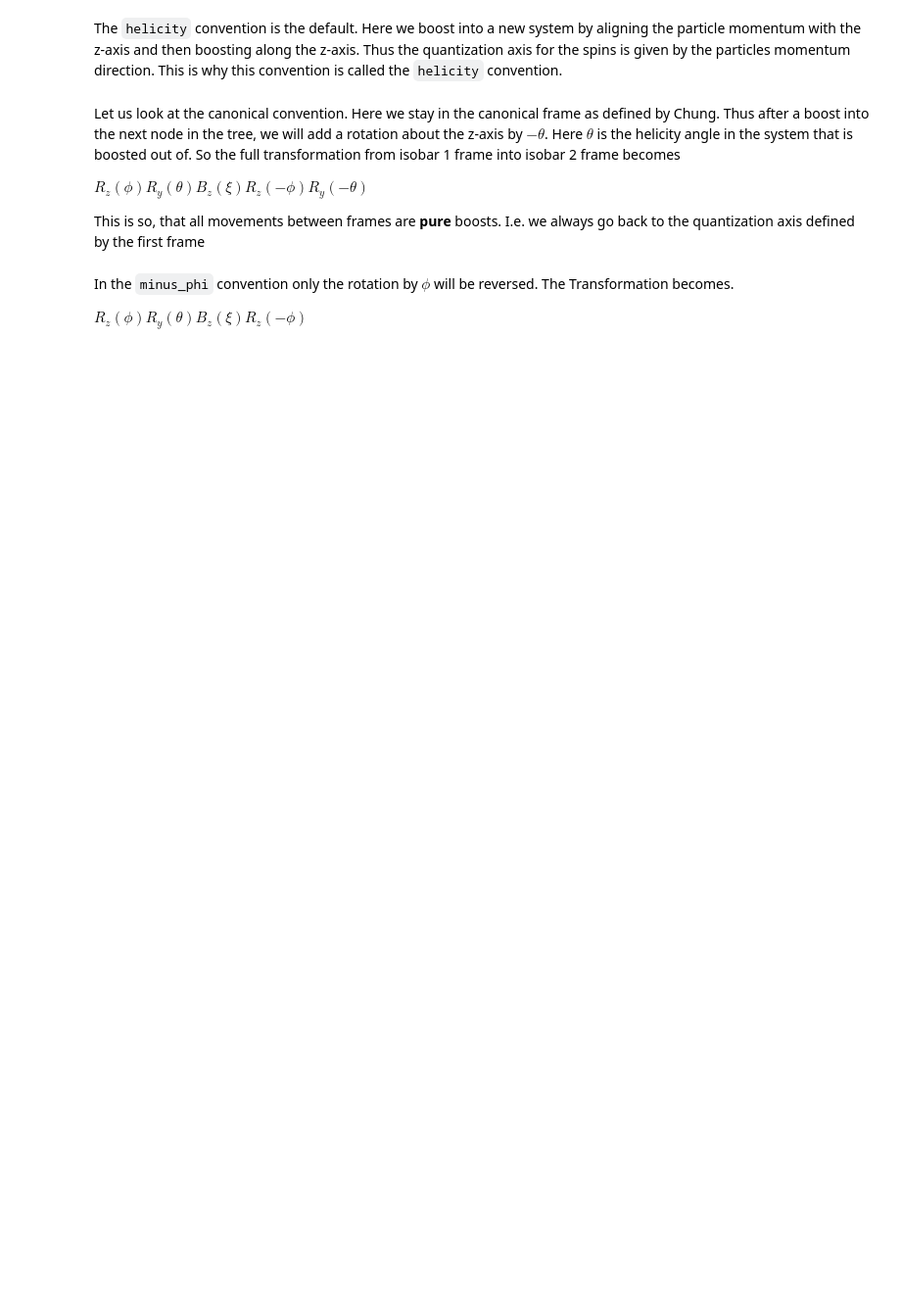
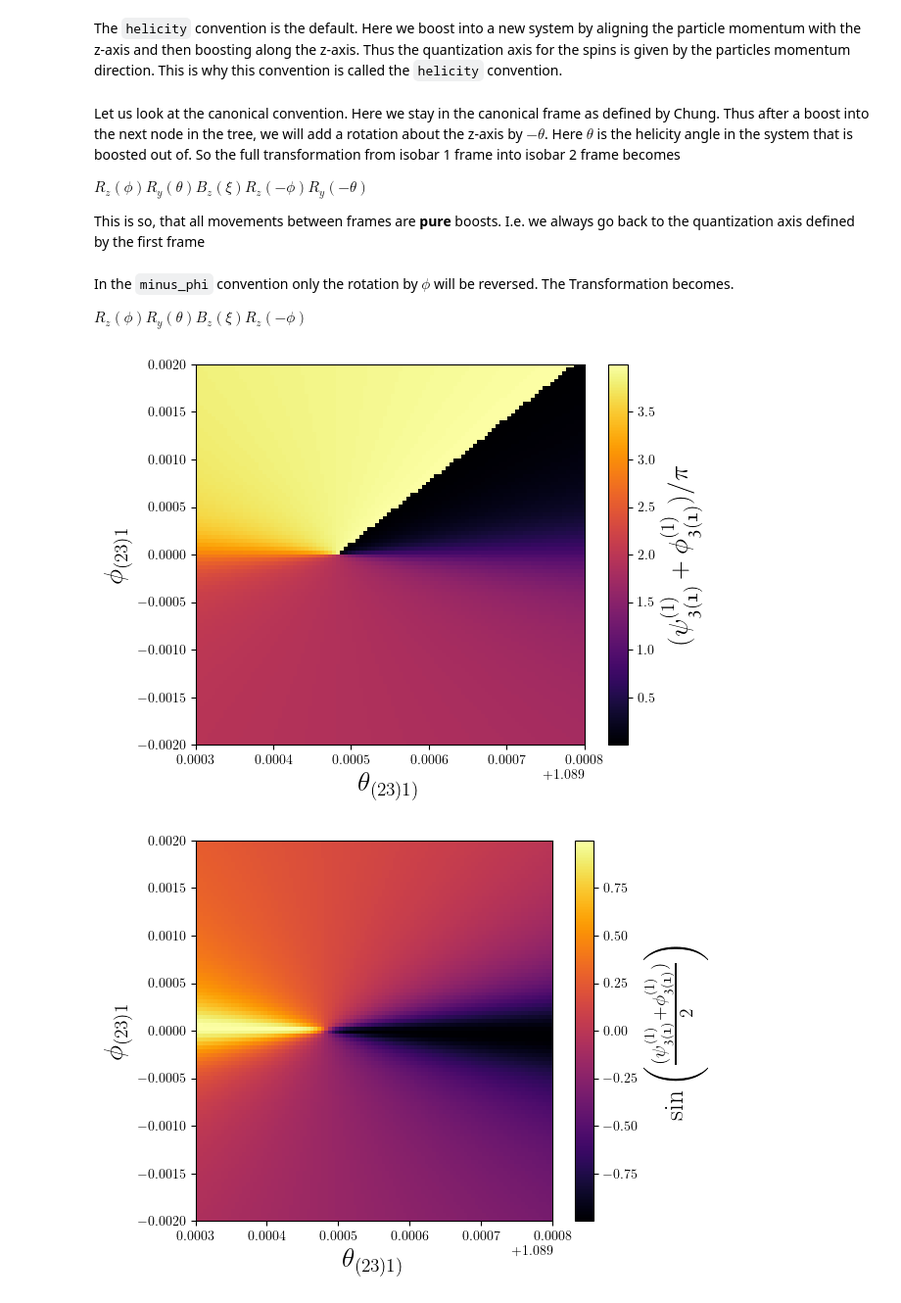
Before and after one commit to KaiHabermann/decayangle, a Jupyter notebook: notebooks/differences_with_conventions.ipynb, the cells around one changed output. Shown: that part at 98% size. Saved outputs shown, nothing was run; the diff lists cells and outputs as text; code cells hidden in the pictures; blank space fills up the shorter version.

```diff
--- a/notebooks/differences_with_conventions.ipynb
+++ b/notebooks/differences_with_conventions.ipynb
@@ -87,7 +87,7 @@ tree1 = Topology(root=0, decay_topology=((2, 3), 1))
 tree2 = Topology(root=0, decay_topology=((3, 1), 2))
 tree3 = Topology(root=0, decay_topology=((1, 2), 3))
 # %%
-def plot_for_convention(convention="helicity", momenta = momenta_23_rotated, x = x, y = y):
+def plot_for_convention(convention="helicity", momenta = momenta_23_rotated, x = x, y = y, pi_labels=True):
     result_full = tree1.relative_wigner_angles(tree3, momenta, convention=convention)
     result_psi = result_full[1].psi_rf
     result_phi = result_full[1].phi_rf
@@ -111,8 +111,9 @@ def plot_for_convention(convention="helicity", momenta = momenta_23_rotated, x =
     plt.colorbar().set_label(fontsize=FONTSIZE_AXIS,label=r"$(\psi_{\frak{3}(\frak{1})}^{(1)} + \phi_{\frak{3}(\frak{1})}^{(1)}) / \pi$")
     plt.xlabel(r'$\theta_{(23)1)}$', fontsize=FONTSIZE_AXIS)
     plt.ylabel(r'$\phi_{(23)1}$', fontsize=FONTSIZE_AXIS)
-    plt.xticks(np.linspace(1.1e-5, np.pi-1.1e-5, 9), labels=xlabels,fontsize=FONTSIZE_AXIS)
-    plt.yticks(np.linspace(-np.pi+1.1e-5, np.pi-1.1e-5, 9), labels=ylabels,fontsize=FONTSIZE_AXIS)
+    if pi_labels:
+        plt.xticks(np.linspace(1.1e-5, np.pi-1.1e-5, 9), labels=xlabels,fontsize=FONTSIZE_AXIS)
+        plt.yticks(np.linspace(-np.pi+1.1e-5, np.pi-1.1e-5, 9), labels=ylabels,fontsize=FONTSIZE_AXIS)
     plt.tight_layout()
 
     # plt.title(r"$\psi_{3}^{(1)}(1) + \phi_{3}^{(1)}(1)$")
@@ -124,8 +125,9 @@ def plot_for_convention(convention="helicity", momenta = momenta_23_rotated, x =
     plt.colorbar().set_label(fontsize=FONTSIZE_AXIS,label=r"$\sin \left(\frac{(\psi_{\frak{3}(\frak{1})}^{(1)} + \phi_{\frak{3}(\frak{1})}^{(1)})}{2}\right)$")
     plt.xlabel(r'$\theta_{(23)1)}$', fontsize=FONTSIZE_AXIS)
     plt.ylabel(r'$\phi_{(23)1}$', fontsize=FONTSIZE_AXIS)
-    plt.xticks(np.linspace(1.1e-5, np.pi-1.1e-5, 9), labels=xlabels,fontsize=FONTSIZE_AXIS)
-    plt.yticks(np.linspace(-np.pi+1.1e-5, np.pi-1.1e-5, 9), labels=ylabels,fontsize=FONTSIZE_AXIS)
+    if pi_labels:
+        plt.xticks(np.linspace(1.1e-5, np.pi-1.1e-5, 9), labels=xlabels,fontsize=FONTSIZE_AXIS)
+        plt.yticks(np.linspace(-np.pi+1.1e-5, np.pi-1.1e-5, 9), labels=ylabels,fontsize=FONTSIZE_AXIS)
     plt.tight_layout()
     # plt.title(r"$\psi_{3}^{(1)}(1) + \phi_{3}^{(1)}(1)$")
     plt.savefig(f'test_{convention}.png', dpi = 800, bbox_inches='tight')
@@ -136,8 +138,9 @@ def plot_for_convention(convention="helicity", momenta = momenta_23_rotated, x =
     plt.colorbar().set_label(fontsize=FONTSIZE_AXIS,label=r"$\sin\left(\frac{\phi_{\frak{3}(\frak{1})}^{(1)}}{2} \right)$")
     plt.xlabel(r'$\theta_{(23)1)}$', fontsize=FONTSIZE_AXIS)
     plt.ylabel(r'$\phi_{(23)1}$', fontsize=FONTSIZE_AXIS)
-    plt.xticks(np.linspace(1.1e-5, np.pi-1.1e-5, 9), labels=xlabels,fontsize=FONTSIZE_AXIS)
-    plt.yticks(np.linspace(-np.pi+1.1e-5, np.pi-1.1e-5, 9), labels=ylabels,fontsize=FONTSIZE_AXIS)
+    if pi_labels:
+        plt.xticks(np.linspace(1.1e-5, np.pi-1.1e-5, 9), labels=xlabels,fontsize=FONTSIZE_AXIS)
+        plt.yticks(np.linspace(-np.pi+1.1e-5, np.pi-1.1e-5, 9), labels=ylabels,fontsize=FONTSIZE_AXIS)
     # plt.title(r"$\phi_{3}^{(1)}(1)$")
     plt.tight_layout()
 
@@ -149,8 +152,9 @@ def plot_for_convention(convention="helicity", momenta = momenta_23_rotated, x =
     plt.colorbar().set_label(fontsize=FONTSIZE_AXIS,label=r"$\sin \left( \frac{ \psi_{\frak{3}(\frak{1})}^{(1)}}{2} \right)$")
     plt.xlabel(r'$\theta_{(23)1)}$', fontsize=FONTSIZE_AXIS)
     plt.ylabel(r'$\phi_{(23)1}$', fontsize=FONTSIZE_AXIS)
-    plt.xticks(np.linspace(1.1e-5, np.pi-1.1e-5, 9), labels=xlabels,fontsize=FONTSIZE_AXIS)
-    plt.yticks(np.linspace(-np.pi+1.1e-5, np.pi-1.1e-5, 9), labels=ylabels,fontsize=FONTSIZE_AXIS)
+    if pi_labels:
+        plt.xticks(np.linspace(1.1e-5, np.pi-1.1e-5, 9), labels=xlabels,fontsize=FONTSIZE_AXIS)
+        plt.yticks(np.linspace(-np.pi+1.1e-5, np.pi-1.1e-5, 9), labels=ylabels,fontsize=FONTSIZE_AXIS)
     # plt.title(r"$\psi_{3}^{(1)}(1)$")
     plt.savefig(f'test_psi_{convention}.png', dpi = 800, bbox_inches='tight')
     plt.show()
@@ -161,8 +165,9 @@ def plot_for_convention(convention="helicity", momenta = momenta_23_rotated, x =
     plt.colorbar().set_label(fontsize=FONTSIZE_AXIS,label=r"$\sin \left( \frac{\theta{\frak{3}(\frak{1})}^{(1)}}{2} \right)$")
     plt.xlabel(r'$\theta_{(23)1)}$', fontsize=FONTSIZE_AXIS)
     plt.ylabel(r'$\phi_{(23)1}$', fontsize=FONTSIZE_AXIS)
-    plt.xticks(np.linspace(1.1e-5, np.pi-1.1e-5, 9), labels=xlabels,fontsize=FONTSIZE_AXIS)
-    plt.yticks(np.linspace(-np.pi+1.1e-5, np.pi-1.1e-5, 9), labels=ylabels,fontsize=FONTSIZE_AXIS)
+    if pi_labels:
+        plt.xticks(np.linspace(1.1e-5, np.pi-1.1e-5, 9), labels=xlabels,fontsize=FONTSIZE_AXIS)
+        plt.yticks(np.linspace(-np.pi+1.1e-5, np.pi-1.1e-5, 9), labels=ylabels,fontsize=FONTSIZE_AXIS)
     plt.tight_layout()
     plt.savefig(f'test_theta_{convention}.png', dpi = 800, bbox_inches='tight')
     plt.show()
@@ -185,10 +190,13 @@ $R_z(\phi) R_y(\theta) B_z(\xi) R_z(-\phi)$
 # %%
 plot_for_convention("minus_phi")
 # %%
-n = 1000
+n = 100
 x_ = np.linspace(1.0893, 1.0898, n)
 y_ = np.linspace(-0.002, 0.002, n)
 
 X_, Y_ = np.meshgrid(x_, y_)
 momenta_zoomed = make_four_vectors(1.4, X_, Y_)
-plot_for_convention("minus_phi", momenta = momenta_zoomed, x = x_, y = y_)
+plot_for_convention("minus_phi", momenta = momenta_zoomed, x = x_, y = y_, pi_labels=False)
+# %% [output]
+[figure, added]
+[figure, added]
```
Also changed, not shown: parts of 1 cell of this notebook.
